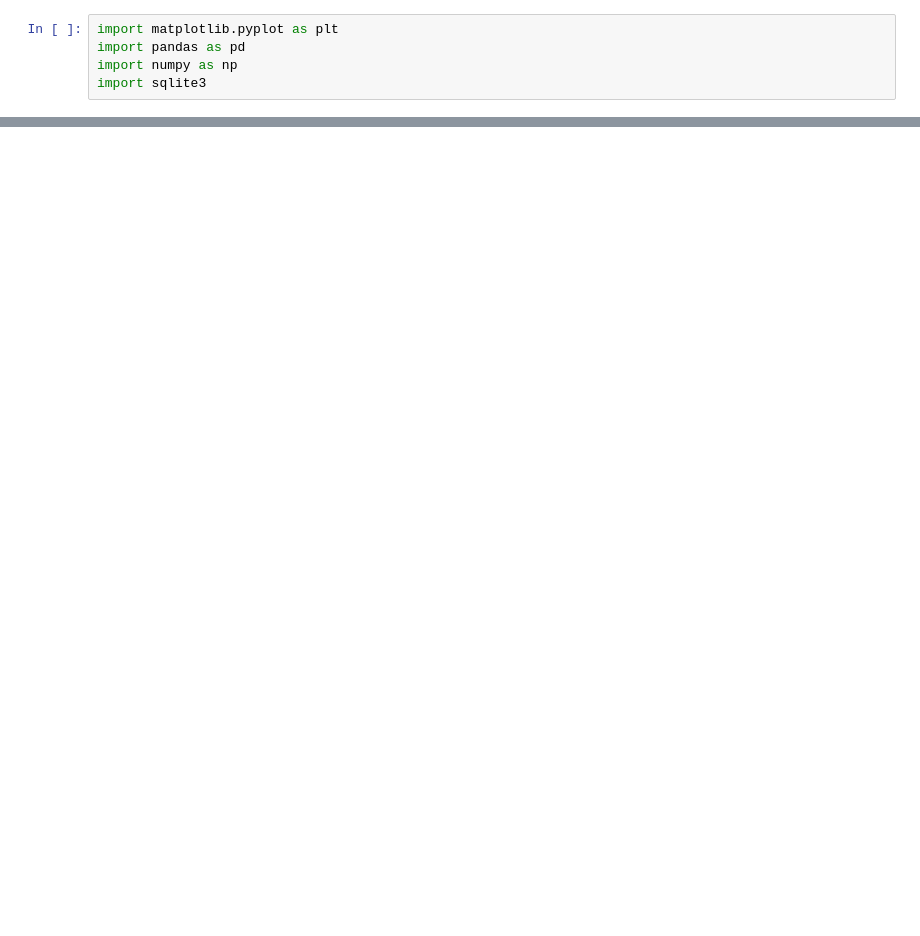
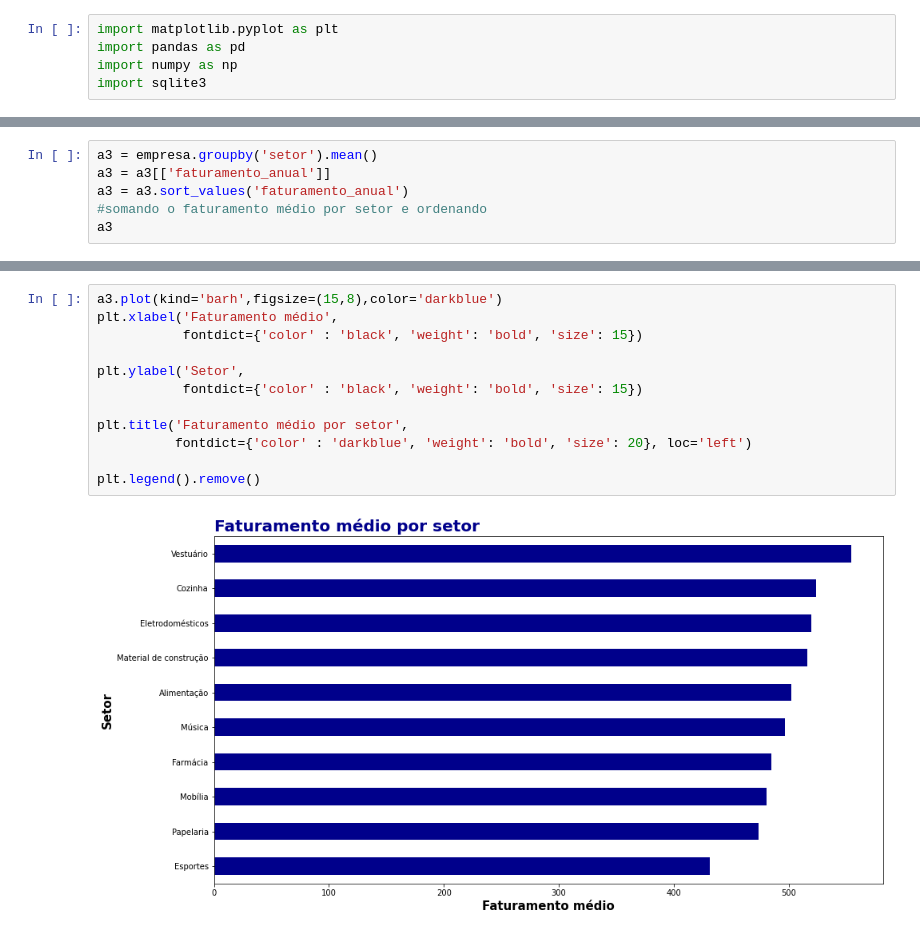
Before and after one commit to leticia-brand/DelPhone, a Jupyter notebook: mysite/paloma/analysis.ipynb, the cells around one changed output, grey strips where cells are left out. Cells and saved outputs as stored; diff of their text form; blank space fills up the shorter version.

```diff
--- a/mysite/paloma/analysis.ipynb
+++ b/mysite/paloma/analysis.ipynb
@@ -49,0 +146,6 @@ busca.head()
+# %%
+a3 = empresa.groupby('setor').mean()
+a3 = a3[['faturamento_anual']]
+a3 = a3.sort_values('faturamento_anual')
+#somando o faturamento médio por setor e ordenando
+a3
@@ -49,0 +165,14 @@ busca.head()
+# %%
+a3.plot(kind='barh',figsize=(15,8),color='darkblue')
+plt.xlabel('Faturamento médio',
+           fontdict={'color' : 'black', 'weight': 'bold', 'size': 15})
+
+plt.ylabel('Setor',
+           fontdict={'color' : 'black', 'weight': 'bold', 'size': 15})
+
+plt.title('Faturamento médio por setor',
+          fontdict={'color' : 'darkblue', 'weight': 'bold', 'size': 20}, loc='left')
+
+plt.legend().remove()
+# %% [output]
+[figure, added]
```
Also changed, not shown: parts of 23 cells of this notebook, 2 other files.
